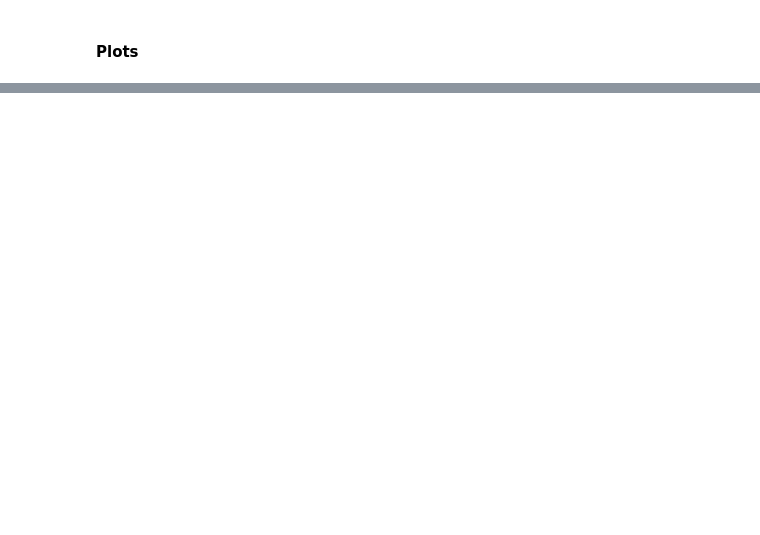
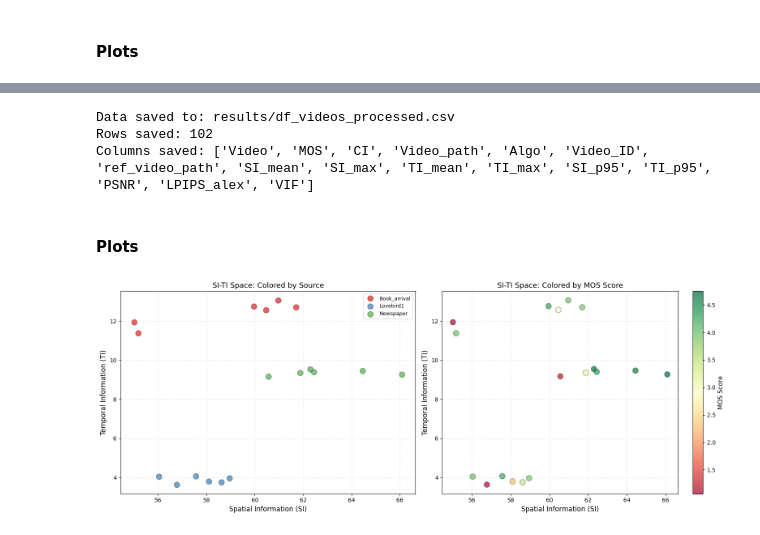
Before and after one commit to marrryzebwjq/Quality-of-Experience, a Jupyter notebook: samviq_analysis.ipynb, the cells around one changed output, grey strips where cells are left out. Cells and saved outputs as stored; diff of their text form; code cells hidden in the pictures; blank space fills up the shorter version.

Commit message:
- ready for SI/TI - add objective QA - clean comments + add TODOs

```diff
--- a/samviq_analysis.ipynb
+++ b/samviq_analysis.ipynb
@@ -617,0 +701,45 @@ plt.show()
+# %%
+df.to_csv(output_file, index=False)
+print(f"Data saved to: {output_file}")
+print(f"Rows saved: {len(df)}")
+print(f"Columns saved: {list(df.columns)}")
+# %% [output]
+Data saved to: results/df_videos_processed.csv
+Rows saved: 102
+Columns saved: ['Video', 'MOS', 'CI', 'Video_path', 'Algo', 'Video_ID', 'ref_video_path', 'SI_mean', 'SI_max', 'TI_mean', 'TI_max', 'SI_p95', 'TI_p95', 'PSNR', 'LPIPS_alex', 'VIF']
+# %% [markdown]
+#### Plots
+# %%
+# Visualization 1: SI/TI scatter plot colored by algorithm
+fig, axes = plt.subplots(1, 2, figsize=(16, 6))
+
+subset = df[df['condition'] == 'Original']
+
+# Plot 1: SI/TI colored by Source
+sources = subset['video'].unique() #Video_ID TODO à voir
+colors = sns.color_palette("Set1", len(sources))
+for i, source in enumerate(sources):
+    source_data = subset[subset['video'] == source] #Video_ID
+    axes[0].scatter(source_data['SI_mean'], source_data['TI_mean'],
+                    label=source, color=colors[i], alpha=0.7, s=100, edgecolors='black', linewidth=0.5)
+axes[0].set_xlabel('Spatial Information (SI)', fontsize=12)
+axes[0].set_ylabel('Temporal Information (TI)', fontsize=12)
+axes[0].set_title('SI-TI Space: Colored by Source', fontsize=13)
+axes[0].grid(alpha=0.3, linestyle='--')
+axes[0].legend(loc='upper right', fontsize=9)
+
+# Plot 2: SI/TI colored by MOS
+scatter = axes[1].scatter(subset['SI_mean'], subset['TI_mean'],
+                         c=subset['MOS'], cmap='RdYlGn',
+                         s=100, alpha=0.7, edgecolors='black', linewidth=0.5)
+axes[1].set_xlabel('Spatial Information (SI)', fontsize=12)
+axes[1].set_ylabel('Temporal Information (TI)', fontsize=12)
+axes[1].set_title('SI-TI Space: Colored by MOS Score', fontsize=13)
+cbar = plt.colorbar(scatter, ax=axes[1])
+cbar.set_label('MOS Score', fontsize=11)
+axes[1].grid(alpha=0.3, linestyle='--')
+
+plt.tight_layout()
+plt.show()
+# %% [output]
+[figure, added]
```
Also changed, not shown: parts of 14 cells of this notebook.
